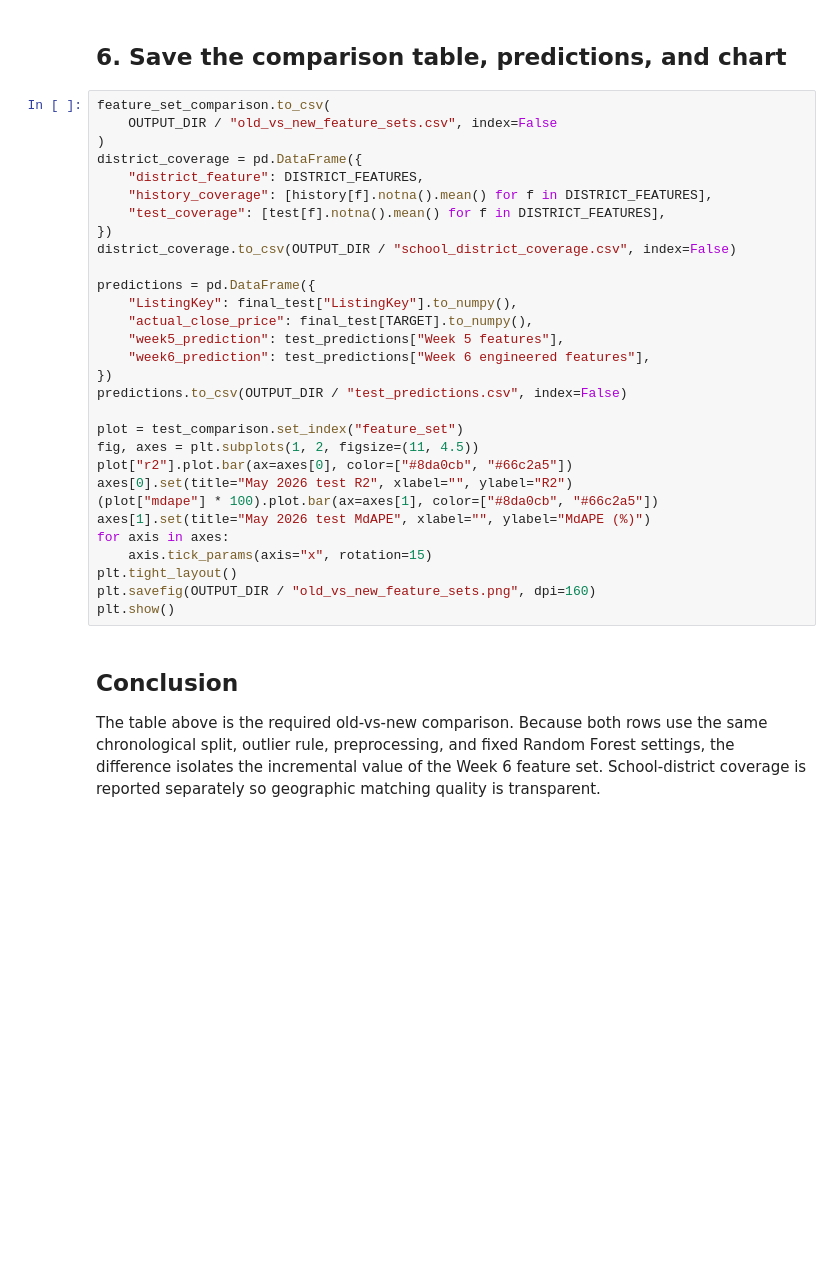
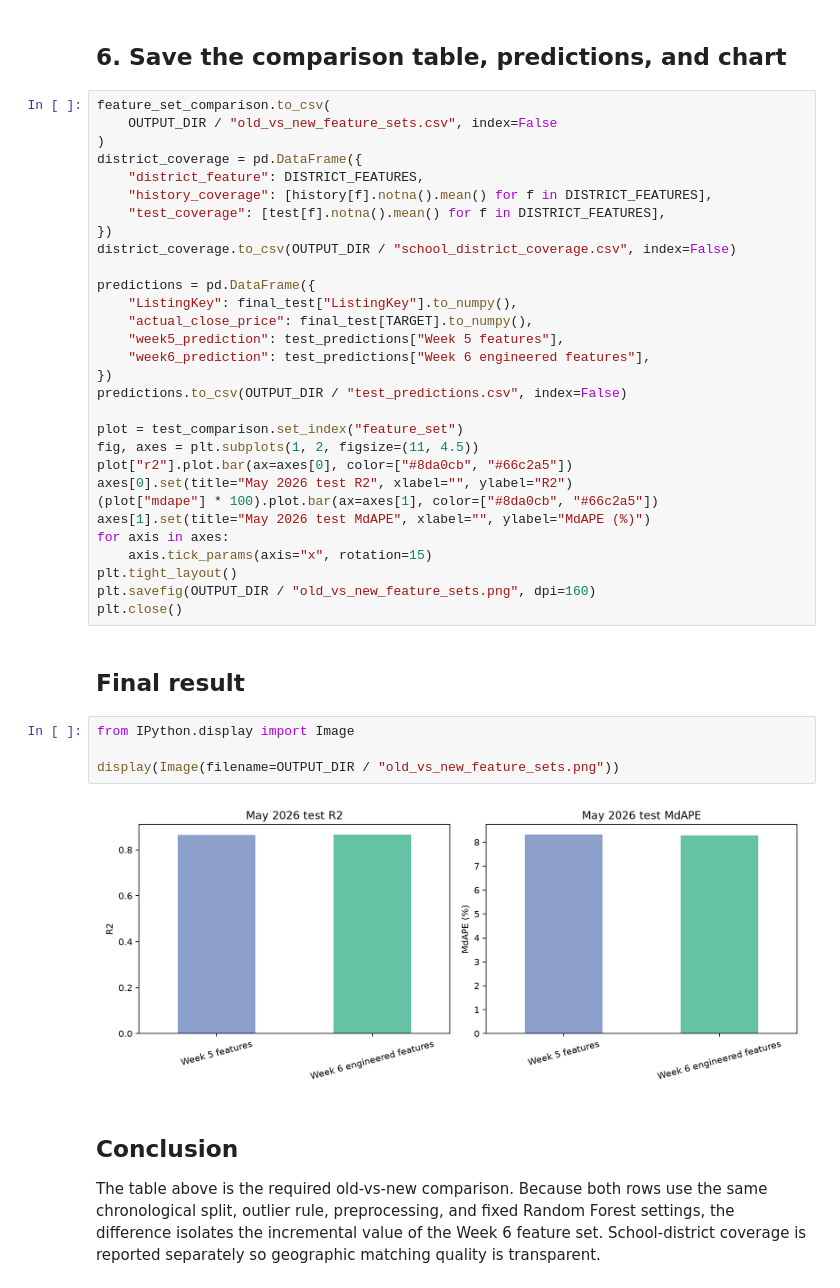
Before and after one commit to jingyyuu/IDX_project, a Jupyter notebook: 06_feature_engineering/06_feature_engineering.ipynb, the cells around one changed output. Drawn from its saved outputs; the diff is of its cells as text; blank space fills up the shorter version.

Commit message:
Show final Week 6 result chart

```diff
--- a/06_feature_engineering/06_feature_engineering.ipynb
+++ b/06_feature_engineering/06_feature_engineering.ipynb
@@ -409,7 +409,15 @@ for axis in axes:
     axis.tick_params(axis="x", rotation=15)
 plt.tight_layout()
 plt.savefig(OUTPUT_DIR / "old_vs_new_feature_sets.png", dpi=160)
-plt.show()
+plt.close()
+# %% [markdown]
+## Final result
+# %%
+from IPython.display import Image
+
+display(Image(filename=OUTPUT_DIR / "old_vs_new_feature_sets.png"))
+# %% [output]
+[figure, added]
 # %% [markdown]
 ## Conclusion
 
```
Also changed, not shown: 1 other file.
